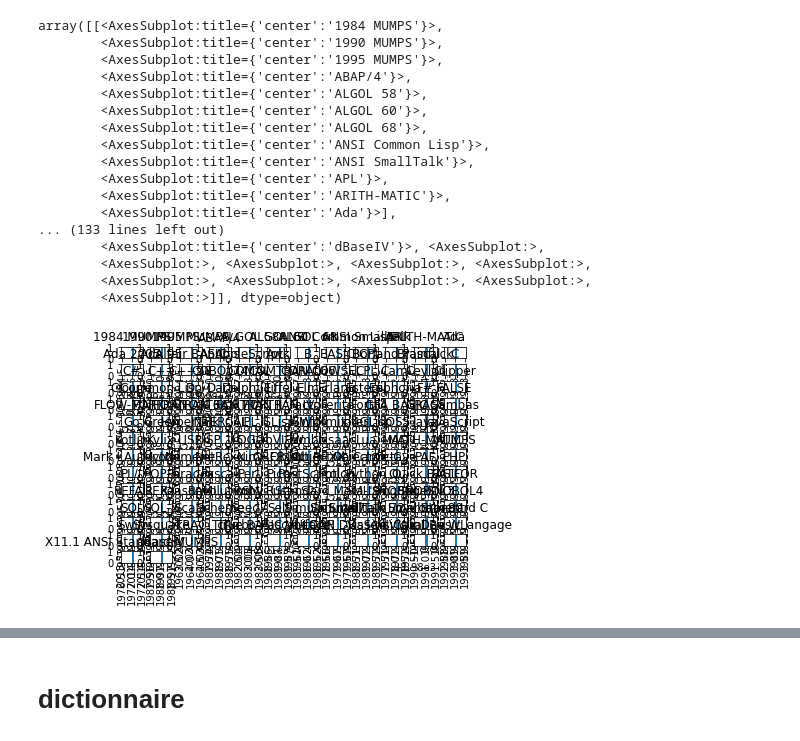
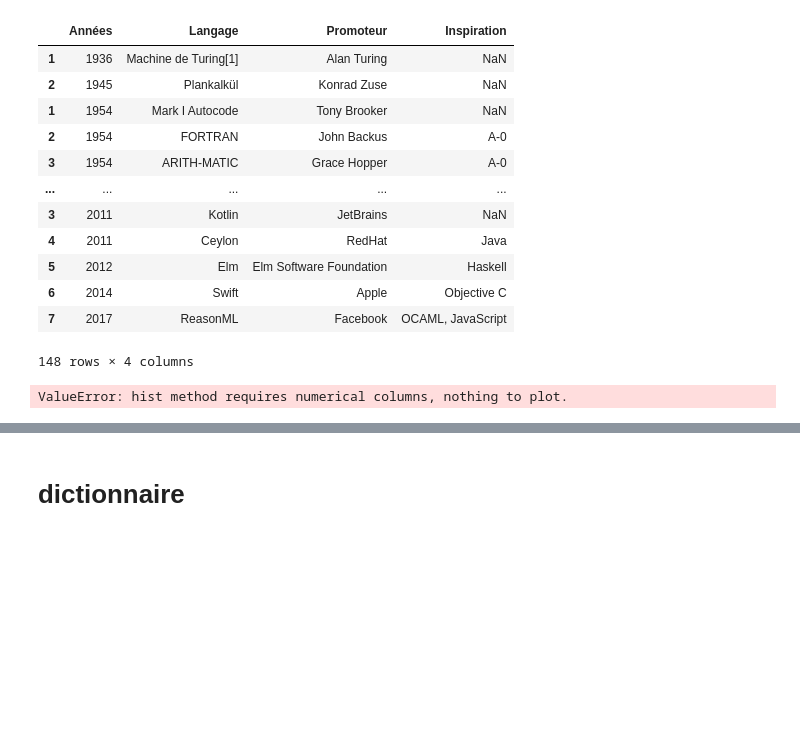
Before and after one commit to mamadoundiaye13/flask-app, a Jupyter notebook: dataViz.ipynb, the cells around one changed output, grey strips where cells are left out. Drawn from its saved outputs; the diff is of its cells as text; code cells hidden in the pictures; blank space fills up the shorter version.

```diff
--- a/dataViz.ipynb
+++ b/dataViz.ipynb
@@ -44,23 +9,28 @@ array([[<AxesSubplot:title={'center':'Années'}>]], dtype=object)
-# %%
-df_total.hist(column='Années', by="Langage")
-# %% [output]
-array([[<AxesSubplot:title={'center':'1984 MUMPS'}>,
-        <AxesSubplot:title={'center':'1990 MUMPS'}>,
-        <AxesSubplot:title={'center':'1995 MUMPS'}>,
-        <AxesSubplot:title={'center':'ABAP/4'}>,
-        <AxesSubplot:title={'center':'ALGOL 58'}>,
-        <AxesSubplot:title={'center':'ALGOL 60'}>,
-        <AxesSubplot:title={'center':'ALGOL 68'}>,
-        <AxesSubplot:title={'center':'ANSI Common Lisp'}>,
-        <AxesSubplot:title={'center':'ANSI SmallTalk'}>,
-        <AxesSubplot:title={'center':'APL'}>,
-        <AxesSubplot:title={'center':'ARITH-MATIC'}>,
-        <AxesSubplot:title={'center':'Ada'}>],
-... (133 lines left out)
-        <AxesSubplot:title={'center':'dBaseIV'}>, <AxesSubplot:>,
-        <AxesSubplot:>, <AxesSubplot:>, <AxesSubplot:>, <AxesSubplot:>,
-        <AxesSubplot:>, <AxesSubplot:>, <AxesSubplot:>, <AxesSubplot:>,
-        <AxesSubplot:>]], dtype=object)
-[figure, removed]
+# %%
+frames = []
+for i  in range(len(langa_PROG)):
+    frames.append(langa_PROG[i])
+
+df = pd.concat(frames)
+df = df.drop(df.index[0])
+df
+# %% [output]
+|  | Années | Langage | Promoteur | Inspiration |
+| 1 | 1936 | Machine de Turing[1] | Alan Turing | NaN |
+| 2 | 1945 | Plankalkül | Konrad Zuse | NaN |
+| 1 | 1954 | Mark I Autocode | Tony Brooker | NaN |
+| 2 | 1954 | FORTRAN | John Backus | A-0 |
+| 3 | 1954 | ARITH-MATIC | Grace Hopper | A-0 |
+| ... | ... | ... | ... | ... |
+| 3 | 2011 | Kotlin | JetBrains | NaN |
+| 4 | 2011 | Ceylon | RedHat | Java |
+| 5 | 2012 | Elm | Elm Software Foundation | Haskell |
+| 6 | 2014 | Swift | Apple | Objective C |
+| 7 | 2017 | ReasonML | Facebook | OCAML, JavaScript |
+148 rows × 4 columns
+# %%
+hist = df.hist(bins=3)
+# %% [output]
+ValueError: hist method requires numerical columns, nothing to plot.
 # %%
 #df_total.plot.scatter(x='Années', y="Langage", c = "Inspiration")
```
Also changed, not shown: parts of 8 cells of this notebook, 1 other file.
